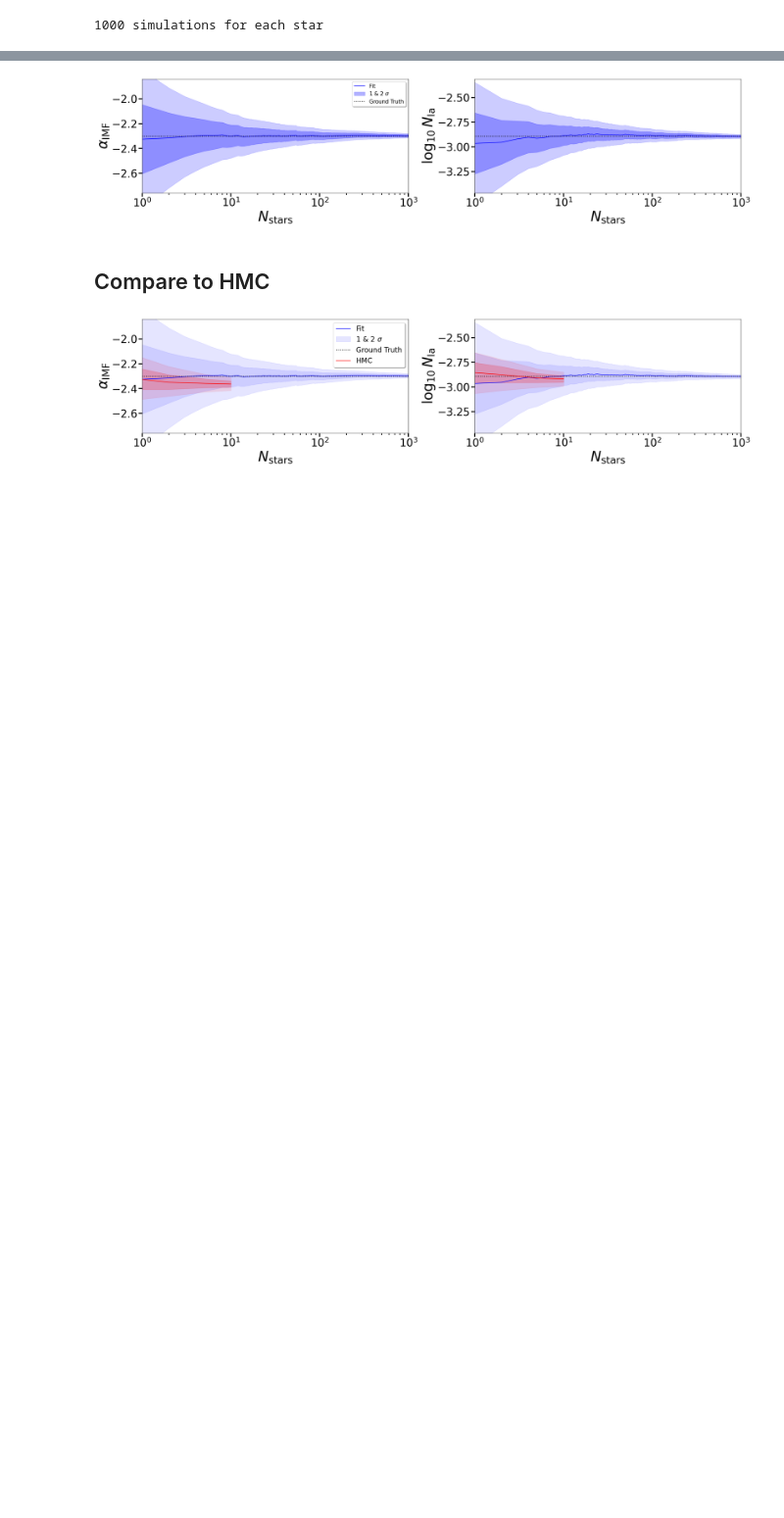
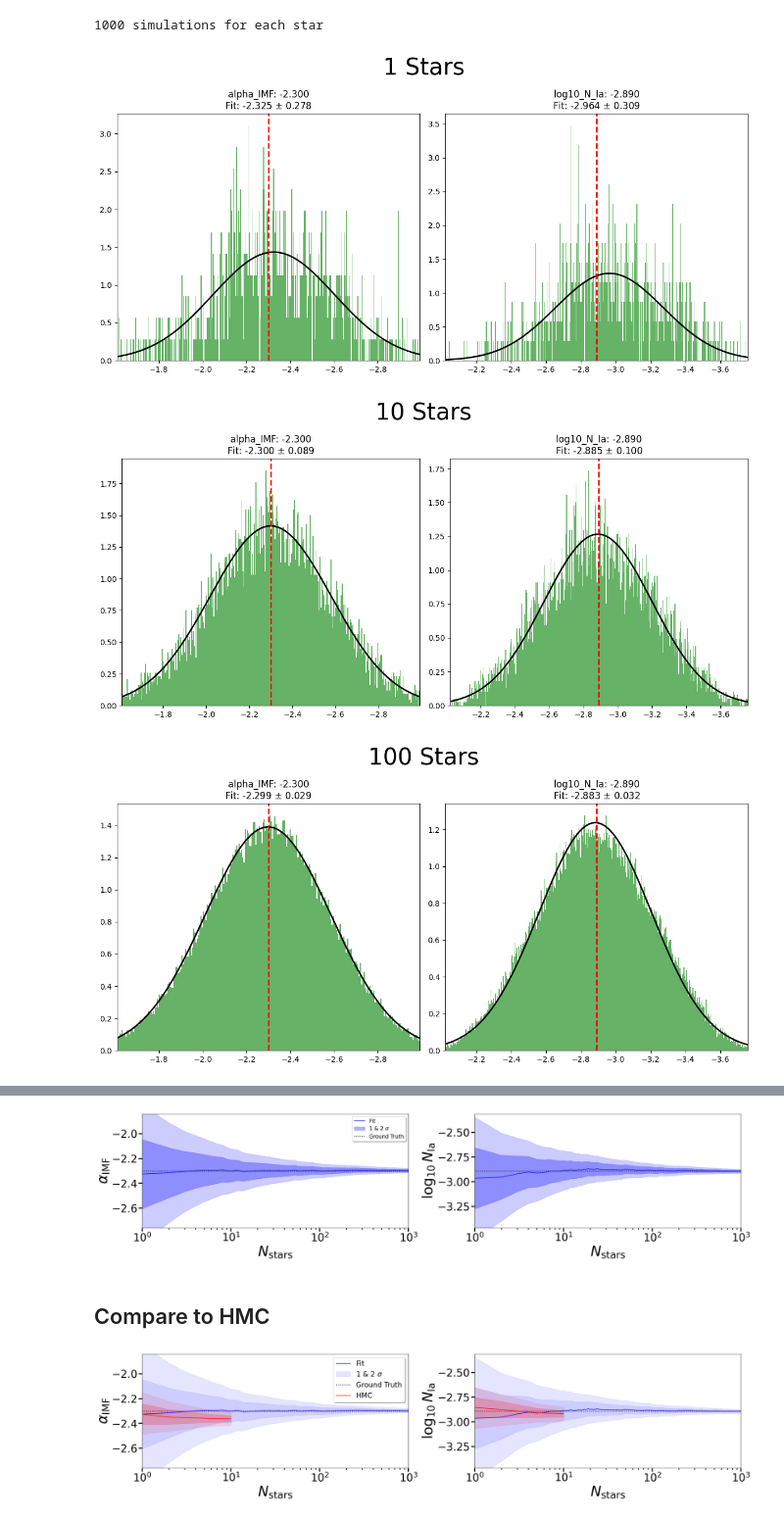
Before and after one commit to bGuenes/sbi_chemical_abundances, a Jupyter notebook: 04_plot_multistar_inference.ipynb, the cells around one changed output, grey strips where cells are left out. Shown at 98% size. Cells and saved outputs as stored; diff of their text form; code cells hidden in the pictures; blank space fills up the shorter version.

Commit message:
mean of means plot

```diff
--- a/04_plot_multistar_inference.ipynb
+++ b/04_plot_multistar_inference.ipynb
@@ -16,7 +16,10 @@ global_params = torch.tensor([[-2.3, -2.89]])
 # %%
 sims = np.array([1, 10, 100, 1000]) * simulations
 print(f"{simulations} simulations for each star")
-#for i in sims:
-#    plot_1d_hist(x1=alpha_IMF_obs[0:i], x2=log10_N_Ia_obs[0:i], x_true=global_params[0], names=['alpha_IMF', 'log10_N_Ia'], simulations=simulations)
+for i in sims:
+    plot_1d_hist(x1=alpha_IMF_obs[0:i], x2=log10_N_Ia_obs[0:i], x_true=global_params[0], names=['alpha_IMF', 'log10_N_Ia'], simulations=simulations)
 # %% [output]
 1000 simulations for each star
+[figure, added]
+[figure, added]
+[figure, added]
```
Also changed, not shown: parts of 3 cells of this notebook, 1 other file.
